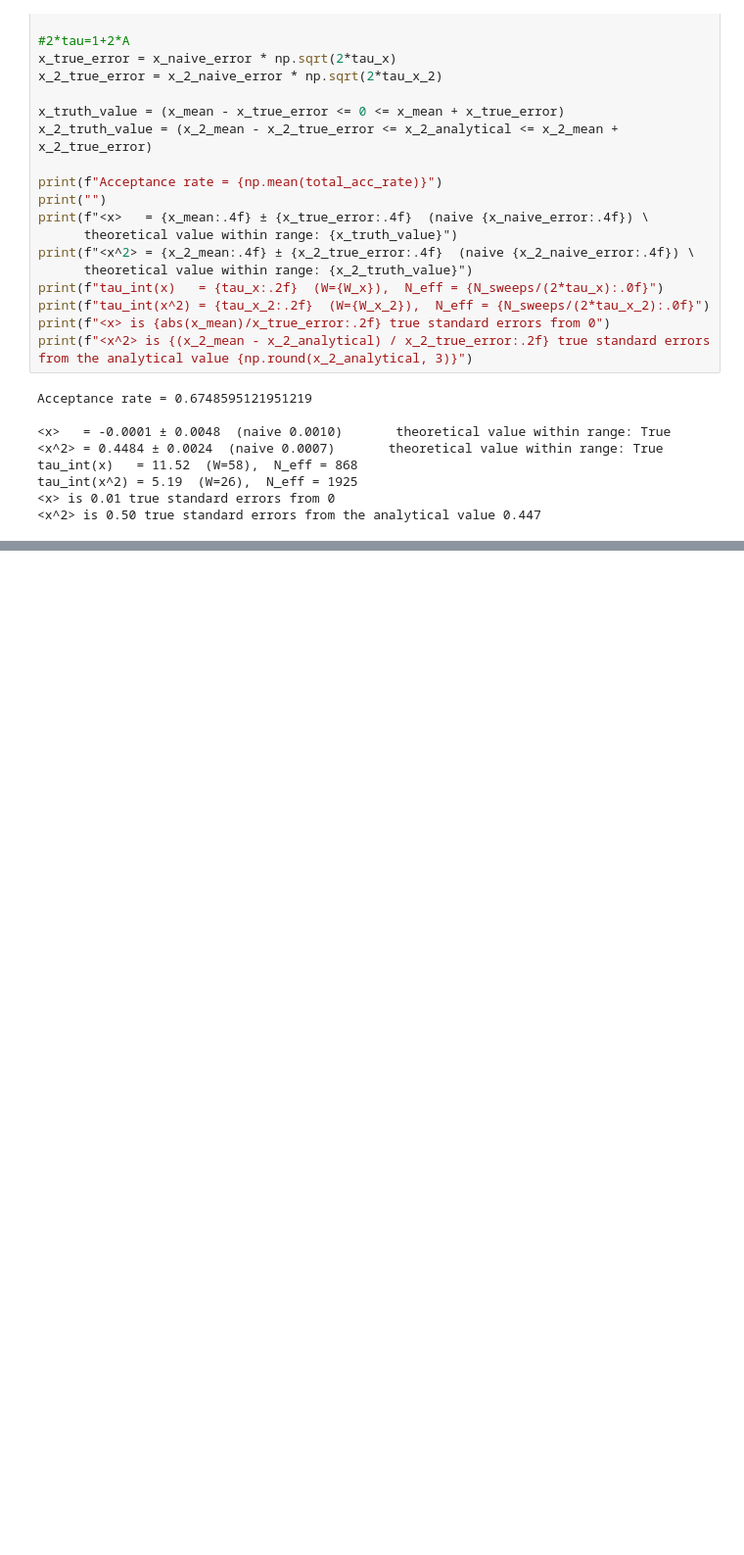
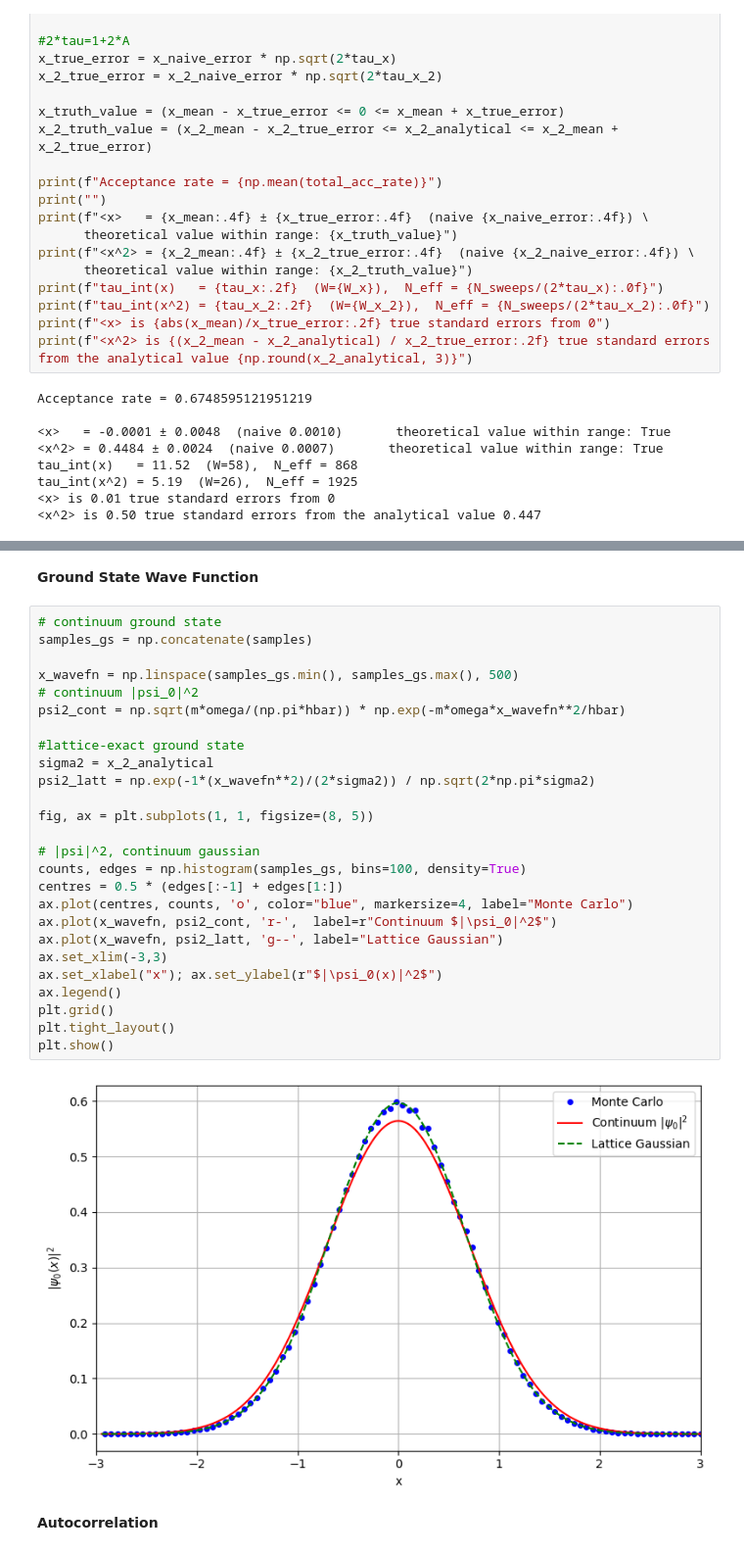
Before and after one commit to phillyyymcd/SHP_QuantumHarmonicOscillator, a Jupyter notebook: SHP.ipynb, the cells around one changed output, grey strips where cells are left out. Shown at 98% size. Cells and saved outputs as stored; diff of their text form; blank space fills up the shorter version.

```diff
--- a/SHP.ipynb
+++ b/SHP.ipynb
@@ -145,3 +135,35 @@ plt.show()
 # %% [output]
 [figure]
 [figure]
+# %% [markdown]
+**Ground State Wave Function**
+# %%
+# continuum ground state
+samples_gs = np.concatenate(samples)
+
+x_wavefn = np.linspace(samples_gs.min(), samples_gs.max(), 500)
+# continuum |psi_0|^2
+psi2_cont = np.sqrt(m*omega/(np.pi*hbar)) * np.exp(-m*omega*x_wavefn**2/hbar)
+
+#lattice-exact ground state
+sigma2 = x_2_analytical
+psi2_latt = np.exp(-1*(x_wavefn**2)/(2*sigma2)) / np.sqrt(2*np.pi*sigma2)
+
+fig, ax = plt.subplots(1, 1, figsize=(8, 5))
+
+# |psi|^2, continuum gaussian
+counts, edges = np.histogram(samples_gs, bins=100, density=True)
+centres = 0.5 * (edges[:-1] + edges[1:])
+ax.plot(centres, counts, 'o', color="blue", markersize=4, label="Monte Carlo")
+ax.plot(x_wavefn, psi2_cont, 'r-',  label=r"Continuum $|\psi_0|^2$")
+ax.plot(x_wavefn, psi2_latt, 'g--', label="Lattice Gaussian")
+ax.set_xlim(-3,3)
+ax.set_xlabel("x"); ax.set_ylabel(r"$|\psi_0(x)|^2$")
+ax.legend()
+plt.grid()
+plt.tight_layout()
+plt.show()
+# %% [output]
+[figure, added]
+# %% [markdown]
+**Autocorrelation**
```
Also changed, not shown: parts of 2 cells of this notebook.
